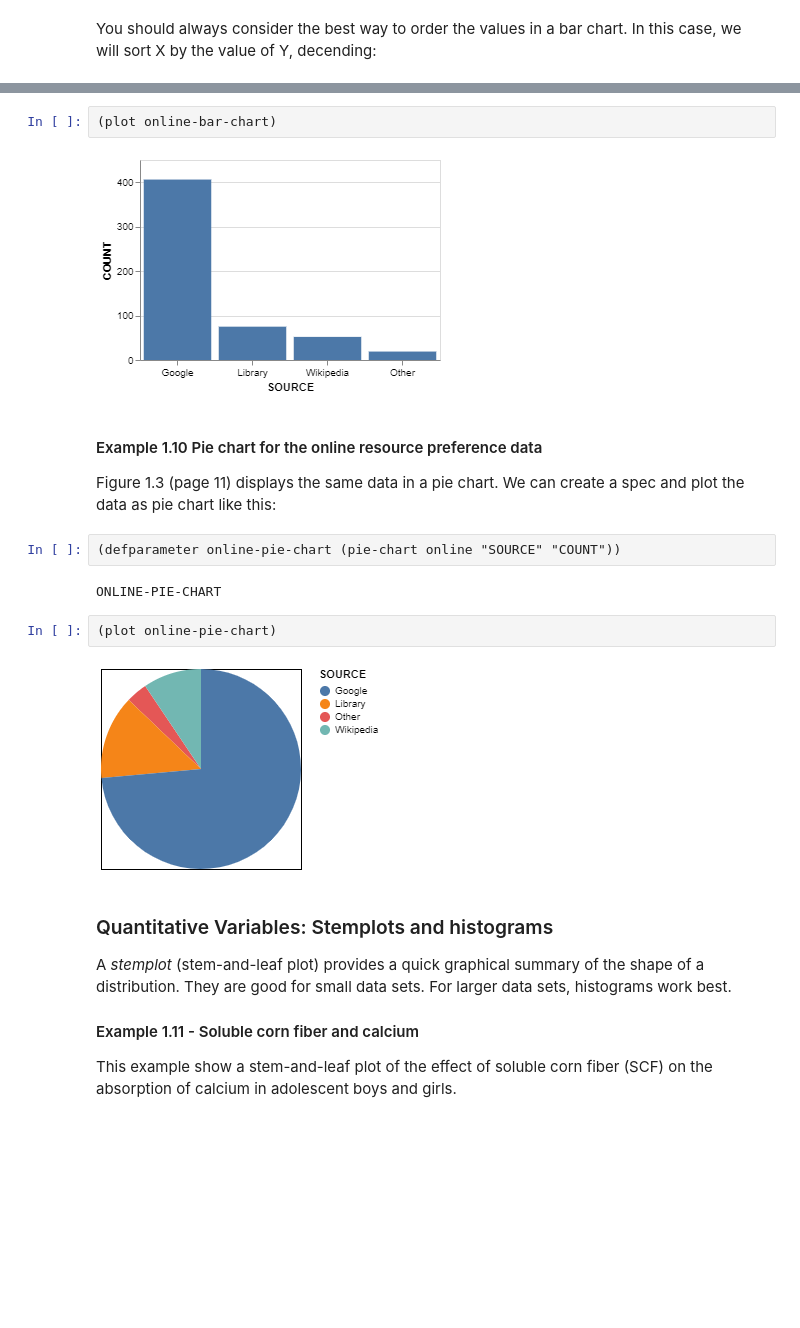
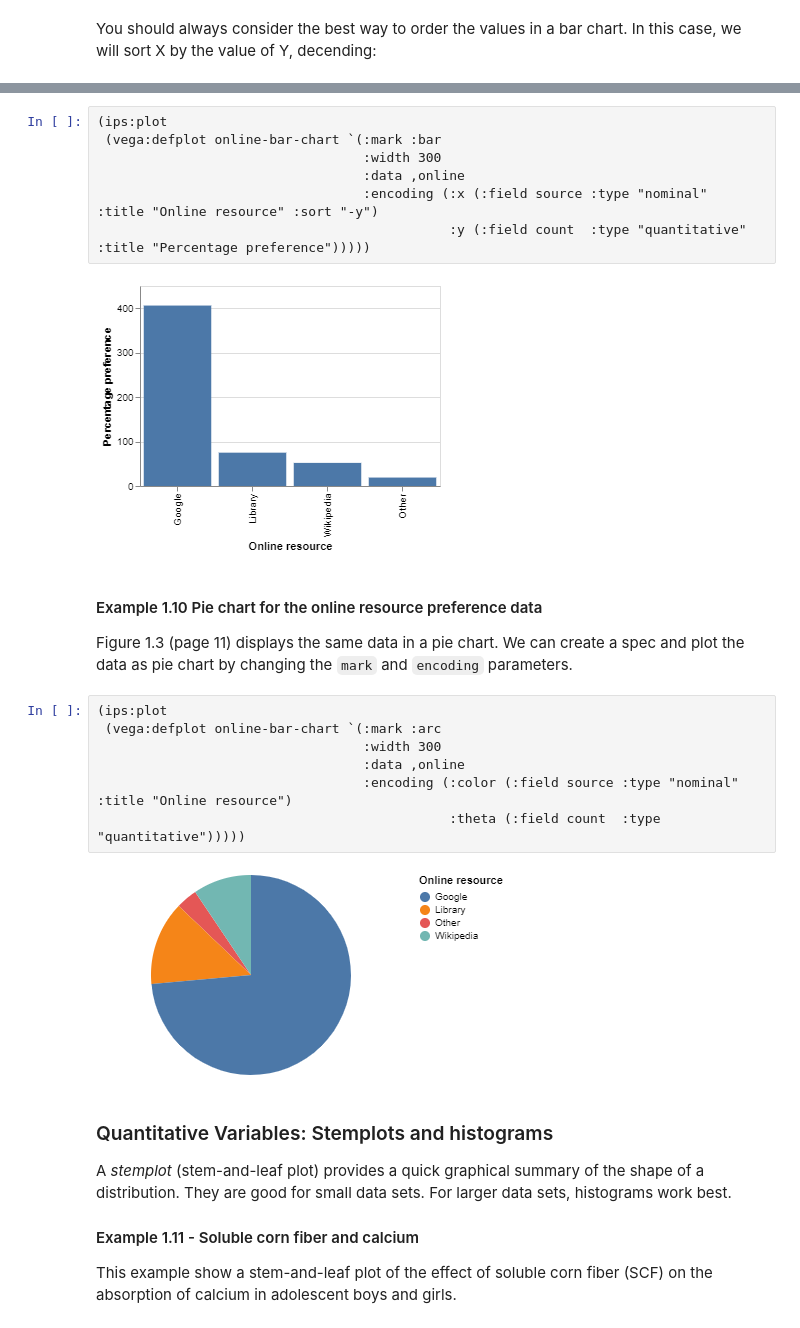
Before and after one commit to Lisp-Stat/IPS9, a Jupyter notebook: notebooks/Part I/01 - Distributions.ipynb, the cells around one changed output, grey strips where cells are left out. Drawn from its saved outputs; the diff is of its cells as text; blank space fills up the shorter version.

```diff
--- a/notebooks/Part I/01 - Distributions.ipynb
+++ b/notebooks/Part I/01 - Distributions.ipynb
@@ -81,18 +196,24 @@ by the value of Y, decending:
-# %%
-(plot online-bar-chart)
-# %% [output]
-[figure, removed]
+# %%
+(ips:plot
+ (vega:defplot online-bar-chart `(:mark :bar
+                                  :width 300
+                                  :data ,online
+                                  :encoding (:x (:field source :type "nominal"      :title "Online resource" :sort "-y")
+                                             :y (:field count  :type "quantitative" :title "Percentage preference")))))
+# %% [output]
+[figure, added]
 # %% [markdown]
 #### Example 1.10 Pie chart for the online resource preference data
-Figure 1.3 (page 11) displays the same data in a pie chart. We can create a spec and plot the data as pie chart like this:
+Figure 1.3 (page 11) displays the same data in a pie chart. We can create a spec and plot the data as pie chart by changing the `mark` and `encoding` parameters.
-# %%
-(defparameter online-pie-chart (pie-chart online "SOURCE" "COUNT"))
-# %% [output]
-ONLINE-PIE-CHART
-# %%
-(plot online-pie-chart)
-# %% [output]
-[figure, removed]
+# %%
+(ips:plot
+ (vega:defplot online-bar-chart `(:mark :arc
+                                  :width 300
+                                  :data ,online
+                                  :encoding (:color (:field source :type "nominal" :title "Online resource")
+                                             :theta (:field count  :type "quantitative")))))
+# %% [output]
+[figure, added]
 # %% [markdown]
 ### Quantitative Variables: Stemplots and histograms
 A _stemplot_ (stem-and-leaf plot) provides a quick graphical summary of the shape of a distribution. They are good for small data sets. For larger data sets, histograms work best.
```
Also changed, not shown: parts of 43 cells of this notebook, 7 other files.
